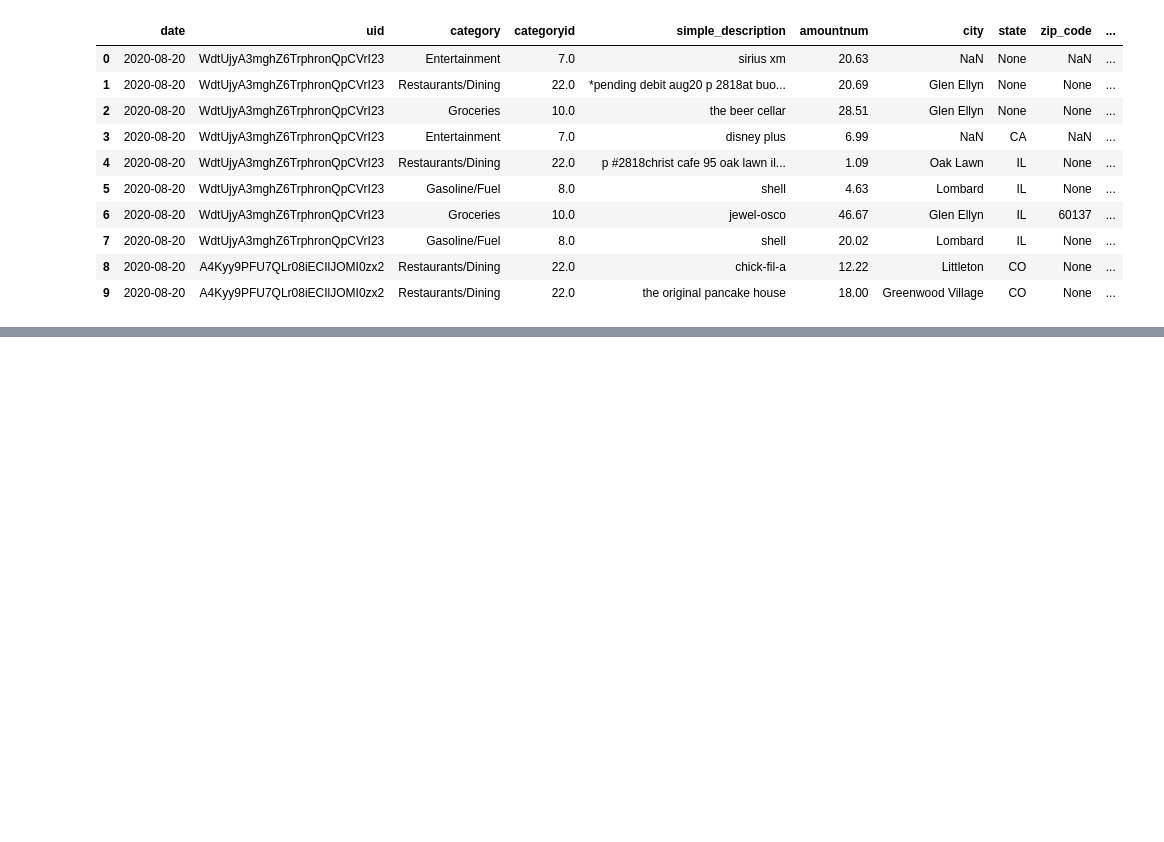
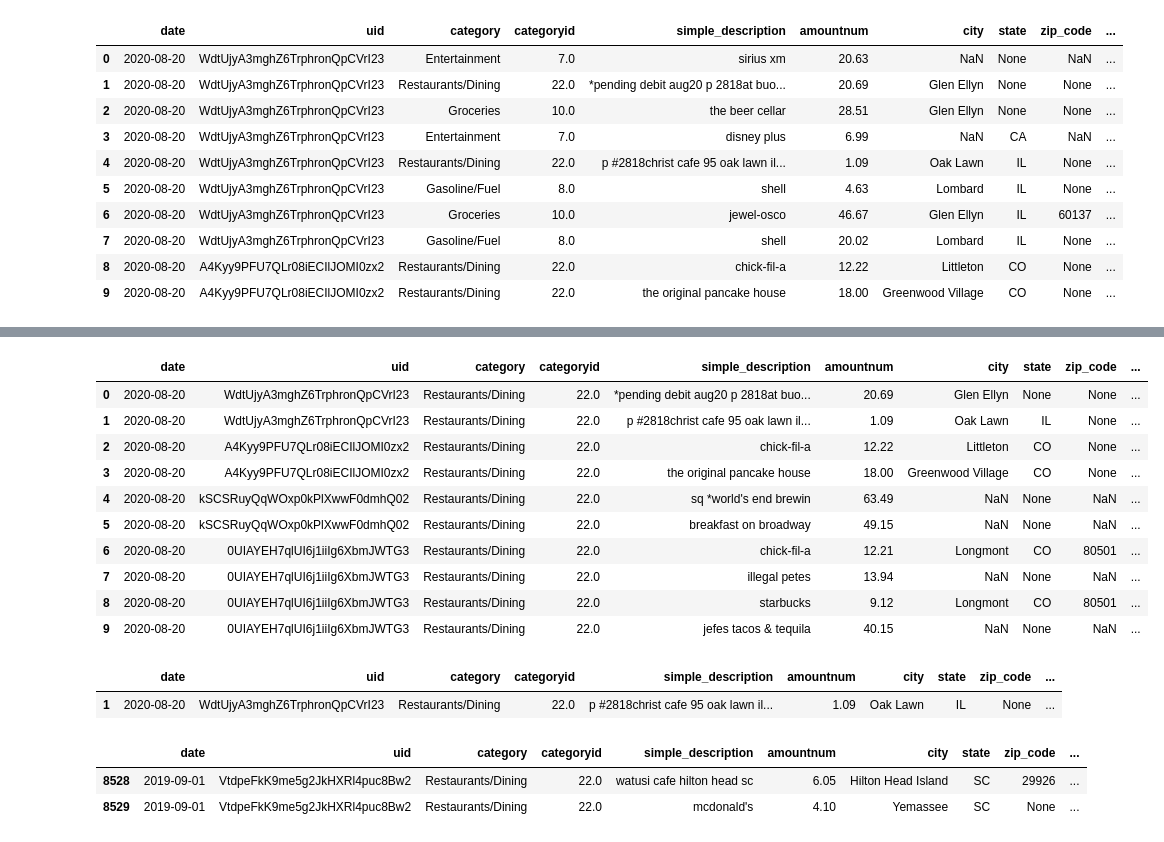
Before and after one commit to fariha23/recommendation_system_creditcard, a Jupyter notebook: notebooks/Recommendation_System_v1.ipynb, the cells around one changed output, grey strips where cells are left out. Saved outputs shown, nothing was run; the diff lists cells and outputs as text; code cells hidden in the pictures; blank space fills up the shorter version.

```diff
--- a/notebooks/Recommendation_System_v1.ipynb
+++ b/notebooks/Recommendation_System_v1.ipynb
@@ -98,0 +227,25 @@ df1_rec_mtx
+# %%
+df1_rec_resturants.head(10)
+# %% [output]
+|  | date | uid | category | categoryid | simple_description | amountnum | city | state | zip_code | ... |
+| 0 | 2020-08-20 | WdtUjyA3mghZ6TrphronQpCVrI23 | Restaurants/Dining | 22.0 | *pending debit aug20 p 2818at buo... | 20.69 | Glen Ellyn | None | None | ... |
+| 1 | 2020-08-20 | WdtUjyA3mghZ6TrphronQpCVrI23 | Restaurants/Dining | 22.0 | p #2818christ cafe 95 oak lawn il... | 1.09 | Oak Lawn | IL | None | ... |
+| 2 | 2020-08-20 | A4Kyy9PFU7QLr08iECIlJOMI0zx2 | Restaurants/Dining | 22.0 | chick-fil-a | 12.22 | Littleton | CO | None | ... |
+| 3 | 2020-08-20 | A4Kyy9PFU7QLr08iECIlJOMI0zx2 | Restaurants/Dining | 22.0 | the original pancake house | 18.00 | Greenwood Village | CO | None | ... |
+| 4 | 2020-08-20 | kSCSRuyQqWOxp0kPlXwwF0dmhQ02 | Restaurants/Dining | 22.0 | sq *world's end brewin | 63.49 | NaN | None | NaN | ... |
+| 5 | 2020-08-20 | kSCSRuyQqWOxp0kPlXwwF0dmhQ02 | Restaurants/Dining | 22.0 | breakfast on broadway | 49.15 | NaN | None | NaN | ... |
+| 6 | 2020-08-20 | 0UIAYEH7qlUI6j1iiIg6XbmJWTG3 | Restaurants/Dining | 22.0 | chick-fil-a | 12.21 | Longmont | CO | 80501 | ... |
+| 7 | 2020-08-20 | 0UIAYEH7qlUI6j1iiIg6XbmJWTG3 | Restaurants/Dining | 22.0 | illegal petes | 13.94 | NaN | None | NaN | ... |
+| 8 | 2020-08-20 | 0UIAYEH7qlUI6j1iiIg6XbmJWTG3 | Restaurants/Dining | 22.0 | starbucks | 9.12 | Longmont | CO | 80501 | ... |
+| 9 | 2020-08-20 | 0UIAYEH7qlUI6j1iiIg6XbmJWTG3 | Restaurants/Dining | 22.0 | jefes tacos & tequila | 40.15 | NaN | None | NaN | ... |
+# %%
+df1_rec_resturants[df1_rec_resturants.simple_description=='p #2818christ cafe 95 oak lawn il x0232']
+# %% [output]
+|  | date | uid | category | categoryid | simple_description | amountnum | city | state | zip_code | ... |
+| 1 | 2020-08-20 | WdtUjyA3mghZ6TrphronQpCVrI23 | Restaurants/Dining | 22.0 | p #2818christ cafe 95 oak lawn il... | 1.09 | Oak Lawn | IL | None | ... |
+# %%
+df1_rec_resturants[8528:]
+# %% [output]
+|  | date | uid | category | categoryid | simple_description | amountnum | city | state | zip_code | ... |
+| 8528 | 2019-09-01 | VtdpeFkK9me5g2JkHXRl4puc8Bw2 | Restaurants/Dining | 22.0 | watusi cafe hilton head sc | 6.05 | Hilton Head Island | SC | 29926 | ... |
+| 8529 | 2019-09-01 | VtdpeFkK9me5g2JkHXRl4puc8Bw2 | Restaurants/Dining | 22.0 | mcdonald's | 4.10 | Yemassee | SC | None | ... |
```
Also changed, not shown: parts of 32 cells of this notebook.
